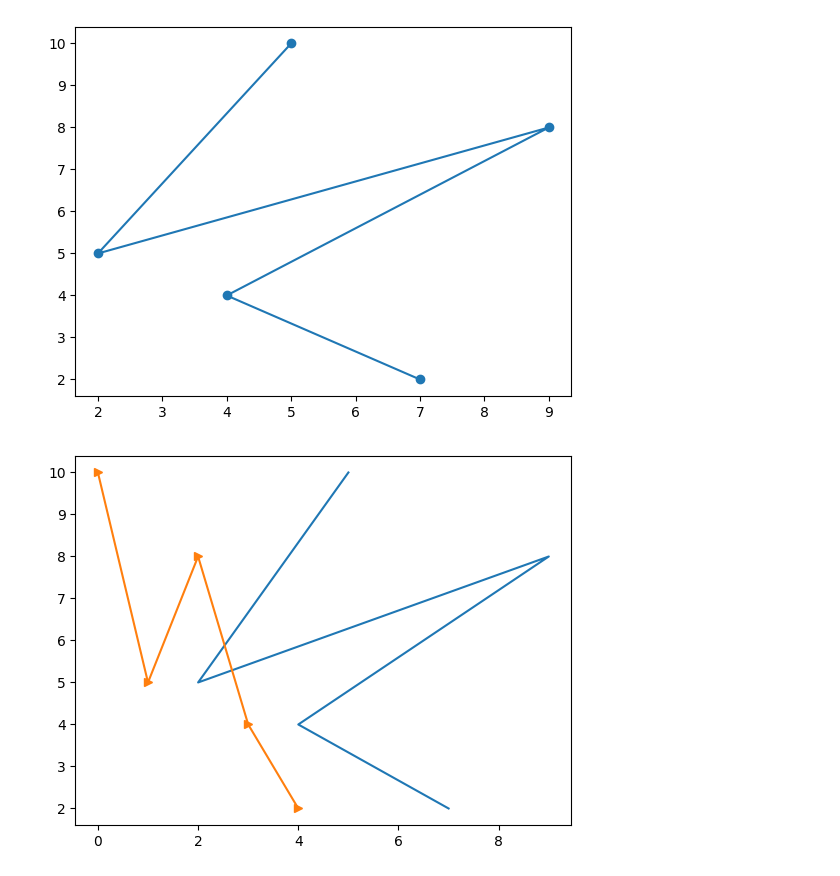
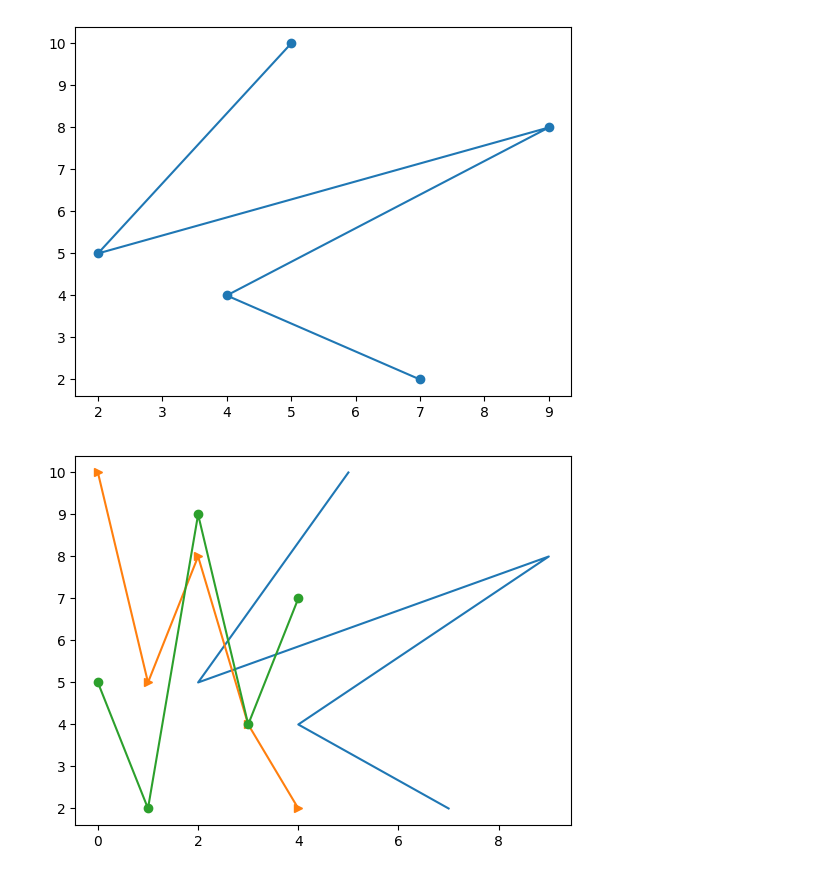
Before and after one commit to RichaSinghhh/Python, a Jupyter notebook: Matplotlib.ipynb, the cells around one changed output. Cells and saved outputs as stored; diff of their text form; code cells hidden in the pictures.

```diff
--- a/Matplotlib.ipynb
+++ b/Matplotlib.ipynb
@@ -51,10 +51,11 @@ plt.show()
 # %%
 #in this graph x,y axis both are seperated
 x = [5,2,9,4,7]
 y = [10,5,8,4,2]
 
-plt.plot(x,y)
-plt.plot(y,marker = '>') #use this symbol(>)for
+plt.plot(x,y) #blue line is x axis,yellow line is y axis
+plt.plot(y,marker = '>') #use this symbol(>)for tringale
+plt.plot(x,marker = 'o')
 plt.show()
 # %% [output]
-[figure, old version]
+[figure, new version]
```
Also changed, not shown: parts of 21 cells of this notebook.
